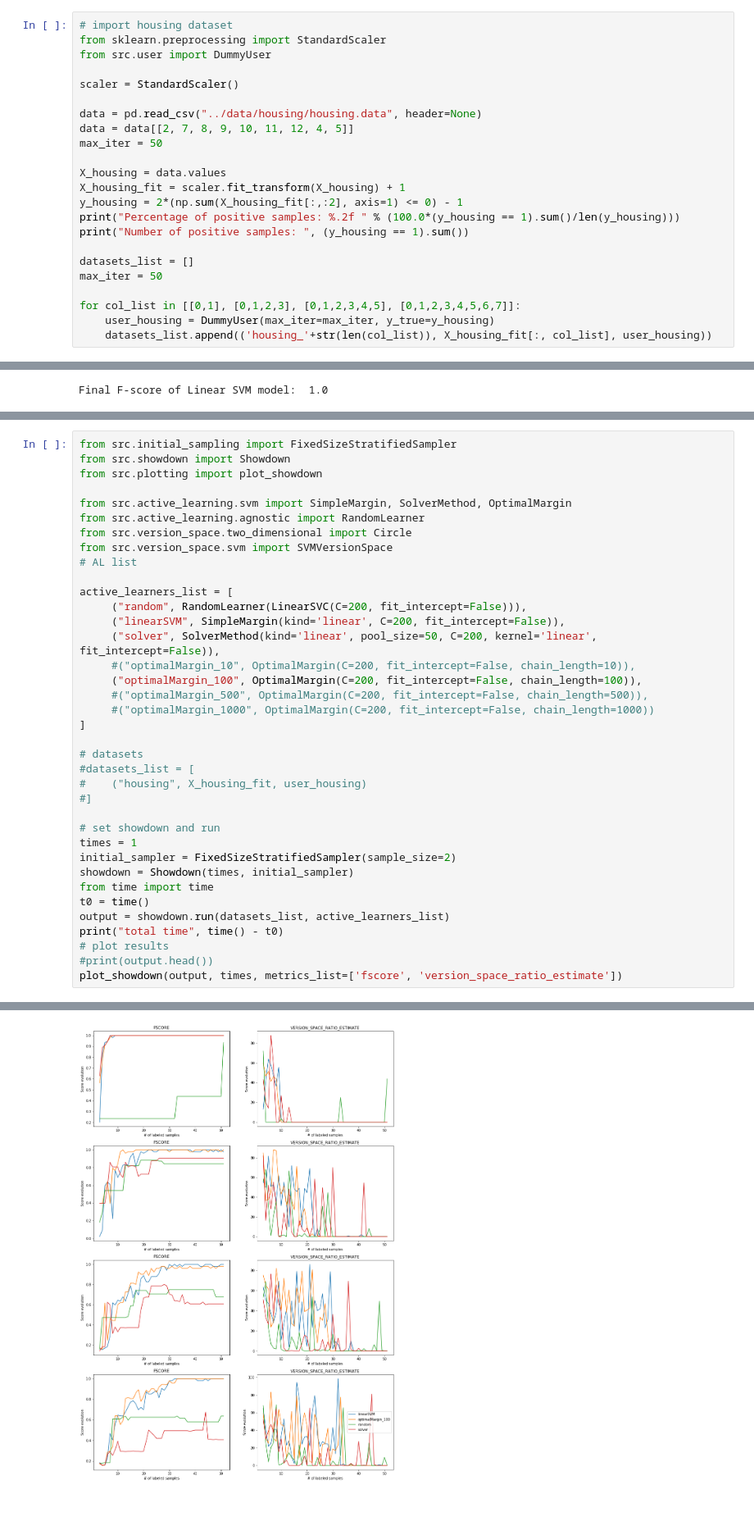
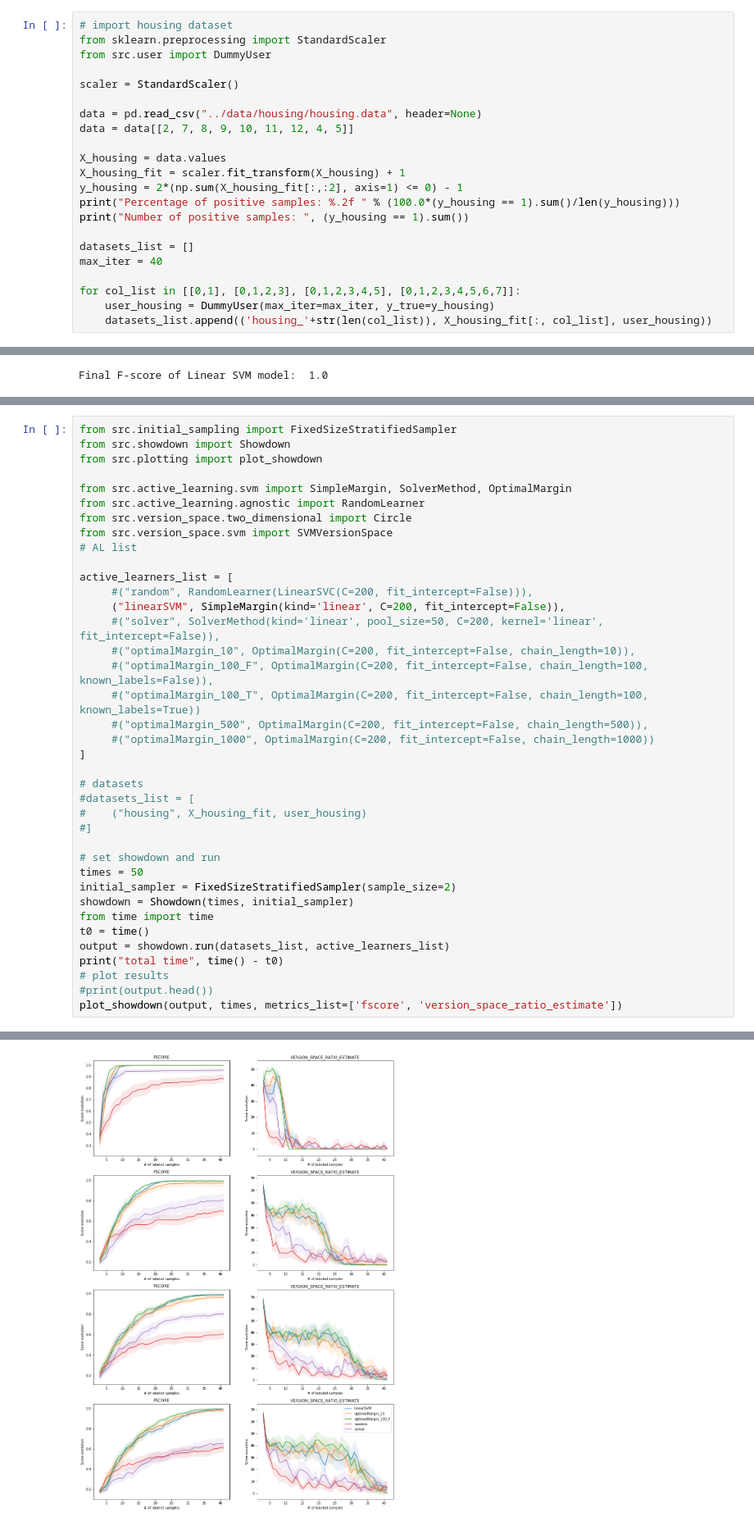
Before and after one commit to AIDEmeProject/PythonMiddleware, a Jupyter notebook: notebooks/version space convergence.ipynb, the cells around one changed output, grey strips where cells are left out. Shown at 82% size. Cells and saved outputs as stored; diff of their text form.

```diff
--- a/notebooks/version space convergence.ipynb
+++ b/notebooks/version space convergence.ipynb
@@ -124,7 +124,6 @@ scaler = StandardScaler()
 
 data = pd.read_csv("../data/housing/housing.data", header=None)
 data = data[[2, 7, 8, 9, 10, 11, 12, 4, 5]]
-max_iter = 50
 
 X_housing = data.values
 X_housing_fit = scaler.fit_transform(X_housing) + 1
@@ -133,7 +132,7 @@ print("Percentage of positive samples: %.2f " % (100.0*(y_housing == 1).sum()/le
 print("Number of positive samples: ", (y_housing == 1).sum())
 
 datasets_list = []
-max_iter = 50
+max_iter = 40
 
 for col_list in [[0,1], [0,1,2,3], [0,1,2,3,4,5], [0,1,2,3,4,5,6,7]]:
     user_housing = DummyUser(max_iter=max_iter, y_true=y_housing)
@@ -178,11 +177,12 @@ from src.version_space.svm import SVMVersionSpace
 # AL list
 
 active_learners_list = [
-     ("random", RandomLearner(LinearSVC(C=200, fit_intercept=False))),
+     #("random", RandomLearner(LinearSVC(C=200, fit_intercept=False))),
      ("linearSVM", SimpleMargin(kind='linear', C=200, fit_intercept=False)),
-     ("solver", SolverMethod(kind='linear', pool_size=50, C=200, kernel='linear', fit_intercept=False)),
+     #("solver", SolverMethod(kind='linear', pool_size=50, C=200, kernel='linear', fit_intercept=False)),
      #("optimalMargin_10", OptimalMargin(C=200, fit_intercept=False, chain_length=10)),
-     ("optimalMargin_100", OptimalMargin(C=200, fit_intercept=False, chain_length=100)),
+     #("optimalMargin_100_F", OptimalMargin(C=200, fit_intercept=False, chain_length=100, known_labels=False)),
+     #("optimalMargin_100_T", OptimalMargin(C=200, fit_intercept=False, chain_length=100, known_labels=True))
      #("optimalMargin_500", OptimalMargin(C=200, fit_intercept=False, chain_length=500)),
      #("optimalMargin_1000", OptimalMargin(C=200, fit_intercept=False, chain_length=1000))
 ]
@@ -193,7 +193,7 @@ active_learners_list = [
 #]
 
 # set showdown and run
-times = 1
+times = 50
 initial_sampler = FixedSizeStratifiedSampler(sample_size=2)
 showdown = Showdown(times, initial_sampler)
 from time import time
@@ -208 +208 @@ total time 88.96763896942139
-[figure, old version]
+[figure, new version]
```
Also changed, not shown: parts of 7 cells of this notebook, 13 other files.
